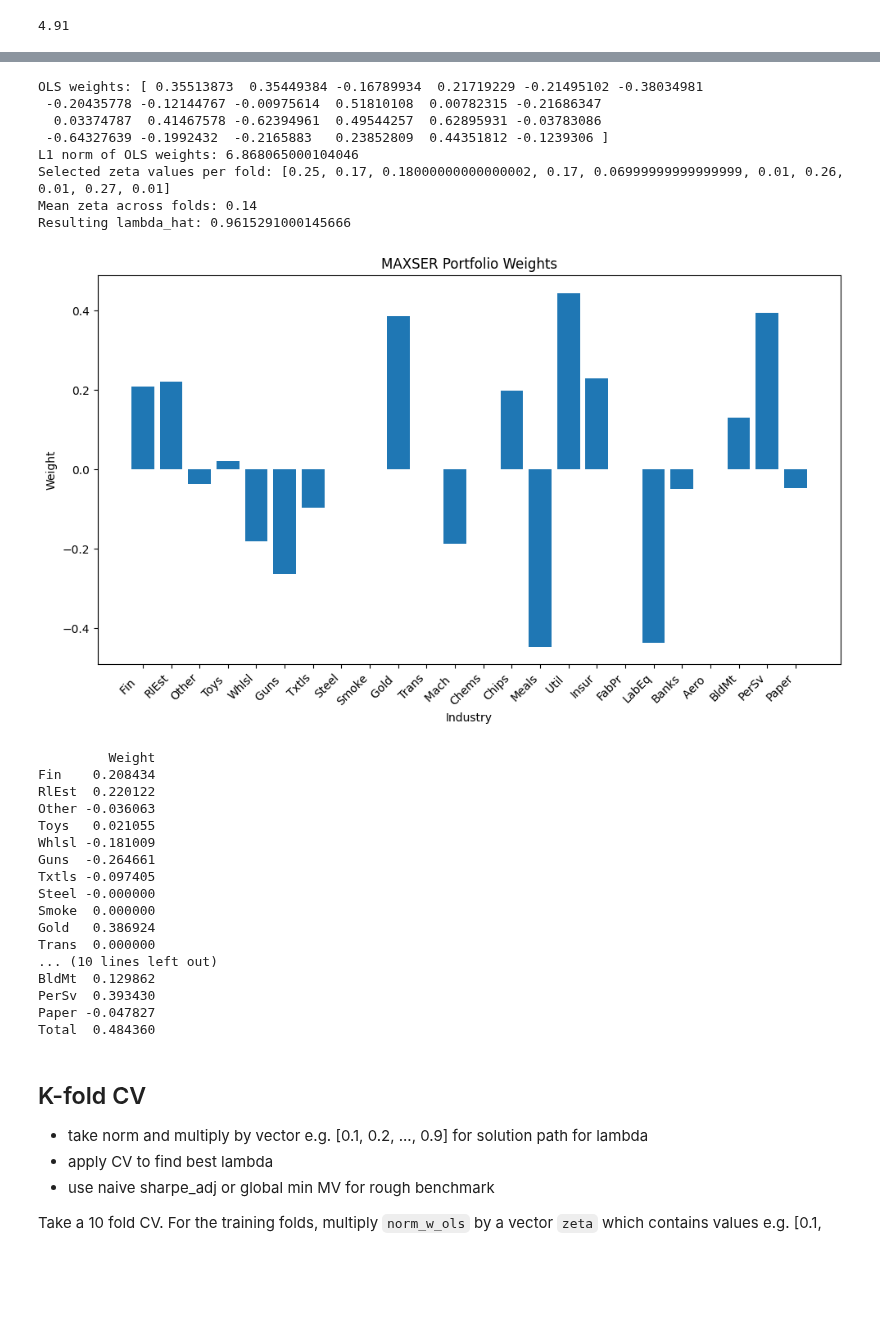
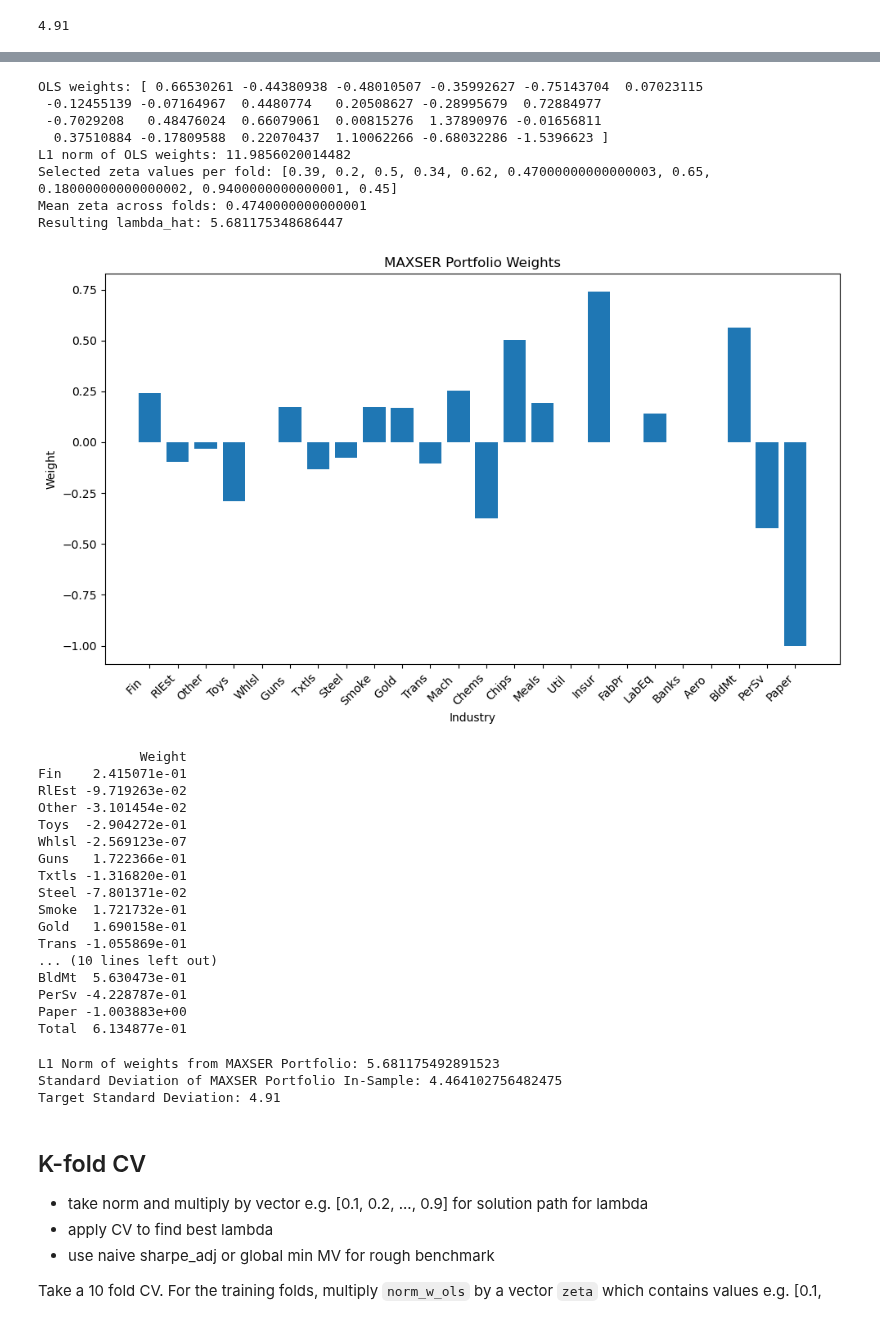
Before and after one commit to alessbressan/FINA60602A, a Jupyter notebook: maxser.ipynb, the cells around one changed output, grey strips where cells are left out. Drawn from its saved outputs; the diff is of its cells as text; code cells hidden in the pictures; blank space fills up the shorter version.

Commit message:
changed LASSO estimation in MAXSER solution

```diff
--- a/maxser.ipynb
+++ b/maxser.ipynb
@@ -26,15 +26,19 @@
 import numpy as np
 import pandas as pd
 import matplotlib.pyplot as plt
+from pathlib import Path
 from scipy.special import betainc, beta
 from sklearn.model_selection import KFold
 from sklearn.linear_model import Lasso, LassoLars, LinearRegression
+from scipy.optimize import minimize
 
-data = pd.read_csv('48_Industry_Portfolios.csv', skiprows=11, nrows=1181, index_col=0)
+file_path = str(Path().absolute()) + "/data/48_Industry_Portfolios.csv"
+data = pd.read_csv(file_path, skiprows=11, nrows=1181, index_col=0)
 data.index = pd.to_datetime(data.index, format='%Y%m')
 data = data.iloc[-120:]      # use last 120 observations (10 years)
 
-rf_data = pd.read_csv('F-F_Research_Data_Factors.csv', skiprows=3, nrows=1181, index_col=0)
+file_path = str(Path().absolute()) + "/data/F-F_Research_Data_Factors.csv"
+rf_data = pd.read_csv(file_path, skiprows=3, nrows=1181, index_col=0)
 rf_data.index = pd.to_datetime(rf_data.index, format='%Y%m')
 rf_data.tail()
 # %% [output]
@@ -128,6 +184,9 @@ print(r_c)
 # take norm and multiply by vector e.g. [0.1, 0.2, ..., 0.9] for solution path for lambda
 # apply CV to find best lambda
 # use naive sharpe_adj or global MV for rough benchmark
+
+X = data_excess[best_subpool].values
+y = np.full(shape=(X.shape[0]) , fill_value=r_c)
 
 # Compute OLS solution
 ols = LinearRegression(fit_intercept=False)
@@ -152,9 +211,14 @@ for train_index, test_index in kf.split(X):
     # Try each zeta in the grid
     for z in zetas_grid:
         current_lambda = z * norm_w_ols
+
+        """
         lars_cv = LassoLars(alpha=current_lambda, fit_intercept=False)
         lars_cv.fit(X_train, y_train)
         w_cv = lars_cv.coef_
+        """
+
+        w_cv = maxser_weights(X_train, r_c, current_lambda)
 
         # Evaluate portfolio risk on test fold
         sigma_p = np.std(X_test @ w_cv)
@@ -175,54 +239,66 @@ print("Selected zeta values per fold:", best_zetas)
 print("Mean zeta across folds:", zeta_hat)
 print("Resulting lambda_hat:", lambda_hat)
 # %% [output]
-OLS weights: [ 0.35513873  0.35449384 -0.16789934  0.21719229 -0.21495102 -0.38034981
- -0.20435778 -0.12144767 -0.00975614  0.51810108  0.00782315 -0.21686347
-  0.03374787  0.41467578 -0.62394961  0.49544257  0.62895931 -0.03783086
- -0.64327639 -0.1992432  -0.2165883   0.23852809  0.44351812 -0.1239306 ]
-L1 norm of OLS weights: 6.868065000104046
-Selected zeta values per fold: [0.25, 0.17, 0.18000000000000002, 0.17, 0.06999999999999999, 0.01, 0.26, 0.01, 0.27, 0.01]
-Mean zeta across folds: 0.14
-Resulting lambda_hat: 0.9615291000145666
+OLS weights: [ 0.66530261 -0.44380938 -0.48010507 -0.35992627 -0.75143704  0.07023115
+ -0.12455139 -0.07164967  0.4480774   0.20508627 -0.28995679  0.72884977
+ -0.7029208   0.48476024  0.66079061  0.00815276  1.37890976 -0.01656811
+  0.37510884 -0.17809588  0.22070437  1.10062266 -0.68032286 -1.5396623 ]
+L1 norm of OLS weights: 11.9856020014482
+Selected zeta values per fold: [0.39, 0.2, 0.5, 0.34, 0.62, 0.47000000000000003, 0.65, 0.18000000000000002, 0.9400000000000001, 0.45]
+Mean zeta across folds: 0.4740000000000001
+Resulting lambda_hat: 5.681175348686447
 # %%
 # Step 3: Solve for final weights with selected lambda
+"""
 final_lasso = Lasso(alpha=lambda_hat, fit_intercept=False)
 final_lasso.fit(X, y)
 w_star = final_lasso.coef_
+"""
+
+w_star = maxser_weights(X, r_c, lambda_hat)
 
 # Plot the weights
 plt.figure(figsize=(10, 6))
 plt.bar(best_subpool, w_star)
 plt.xticks(rotation=45, ha='right')
 plt.xlabel('Industry')
 plt.ylabel('Weight')
 plt.title('MAXSER Portfolio Weights')
 plt.tight_layout()
 plt.show()
 
 # Print table of portfolio weights
 weights_df = pd.DataFrame(w_star, index=best_subpool, columns=['Weight'])
 weights_df.loc['Total'] = weights_df['Weight'].sum()
 
 print(weights_df)
 # %% [output]
-[figure, old version]
+[figure, new version]
-         Weight
-Fin    0.208434
-RlEst  0.220122
-Other -0.036063
-Toys   0.021055
-Whlsl -0.181009
-Guns  -0.264661
-Txtls -0.097405
-Steel -0.000000
-Smoke  0.000000
-Gold   0.386924
-Trans  0.000000
+             Weight
+Fin    2.415071e-01
+RlEst -9.719263e-02
+Other -3.101454e-02
+Toys  -2.904272e-01
+Whlsl -2.569123e-07
+Guns   1.722366e-01
+Txtls -1.316820e-01
+Steel -7.801371e-02
+Smoke  1.721732e-01
+Gold   1.690158e-01
+Trans -1.055869e-01
 ... (10 lines left out)
-BldMt  0.129862
-PerSv  0.393430
-Paper -0.047827
-Total  0.484360
+BldMt  5.630473e-01
+PerSv -4.228787e-01
+Paper -1.003883e+00
+Total  6.134877e-01
+# %%
+print("L1 Norm of weights from MAXSER Portfolio:", sum(abs(w_star)))
+print("Standard Deviation of MAXSER Portfolio In-Sample:", np.sqrt(w_star.T @ data_excess[best_subpool].cov() @ w_star))
+print("Target Standard Deviation:", sigma)
+# %% [output]
+L1 Norm of weights from MAXSER Portfolio: 5.681175492891523
+Standard Deviation of MAXSER Portfolio In-Sample: 4.464102756482475
+Target Standard Deviation: 4.91
 # %% [markdown]
 ## K-fold CV
 - take norm and multiply by vector e.g. [0.1, 0.2, ..., 0.9] for solution path for lambda
```
Also changed, not shown: parts of 3 cells of this notebook.
